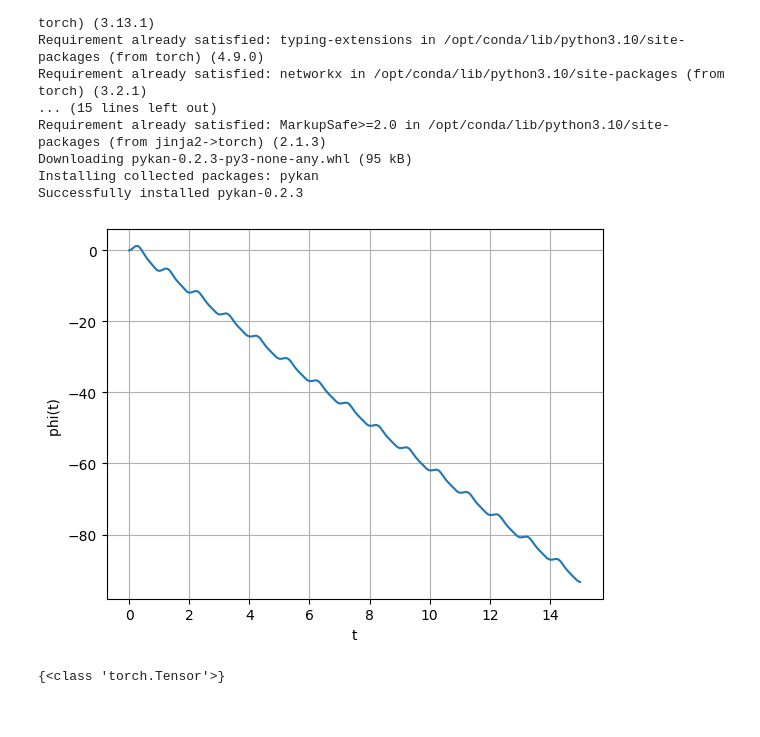
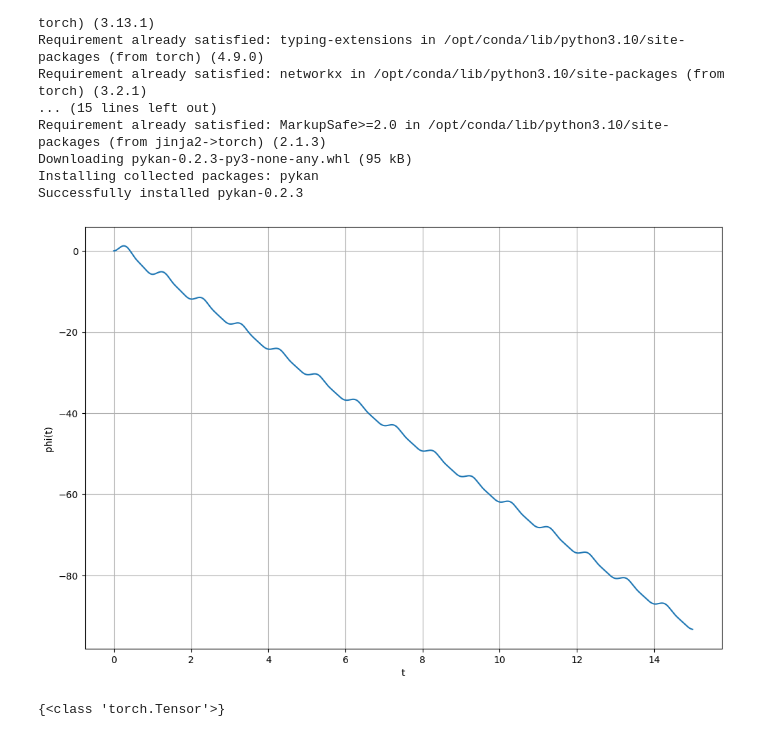
Before and after one commit to Brandon-Ism/Physics-Equations-PINNs, a Jupyter notebook: notebooks/KAN_Driven_Damped_Pendulum_gamma_1_3.ipynb, the cells around one changed output. Cells and saved outputs as stored; diff of their text form; code cells hidden in the pictures.

```diff
--- a/notebooks/KAN_Driven_Damped_Pendulum_gamma_1_3.ipynb
+++ b/notebooks/KAN_Driven_Damped_Pendulum_gamma_1_3.ipynb
@@ -81,15 +81,16 @@ sol = solve_ivp(helper, [start_val, end_val], initial_conditions, t_eval=t, meth
 # Solve the differential equation using solve_ivp
 # sol = solve_ivp(driven_damped_pendulum, [t[0], t[-1]], y0, args=(omega_val, lambda_val, gamma_val, Omega_val), t_eval=t, method='LSODA', rtol=1e-6, atol=1e-8)
 # %%
+plt.figure(figsize=(12, 8))
 plt.plot(sol.t, sol.y[0], label='Numerical Solution')
-
 plt.xlabel('t')
 plt.ylabel('phi(t) ')
 plt.grid(True)
 #plt.legend(loc='center left', bbox_to_anchor=(1, 0.5))
+plt.savefig('numerical_only.png')
 plt.show()
 # %% [output]
-[figure, old version]
+[figure, new version]
 # %%
 # Save ODE solver results to CSV
 ode_df = pd.DataFrame({'t': sol.t, 'theta': sol.y[0], 'omega_dot': sol.y[1]})
```
Also changed, not shown: parts of 6 cells of this notebook.
